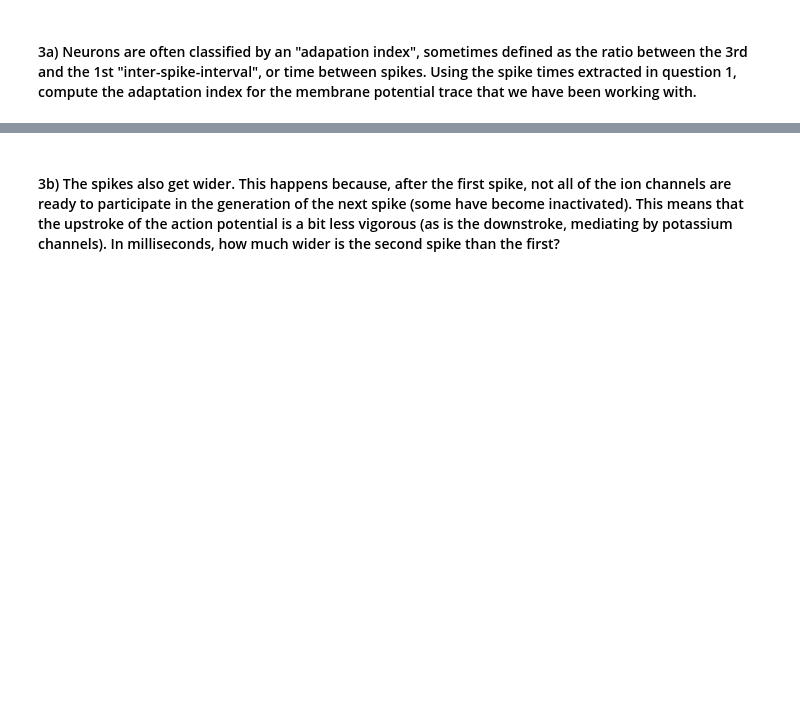
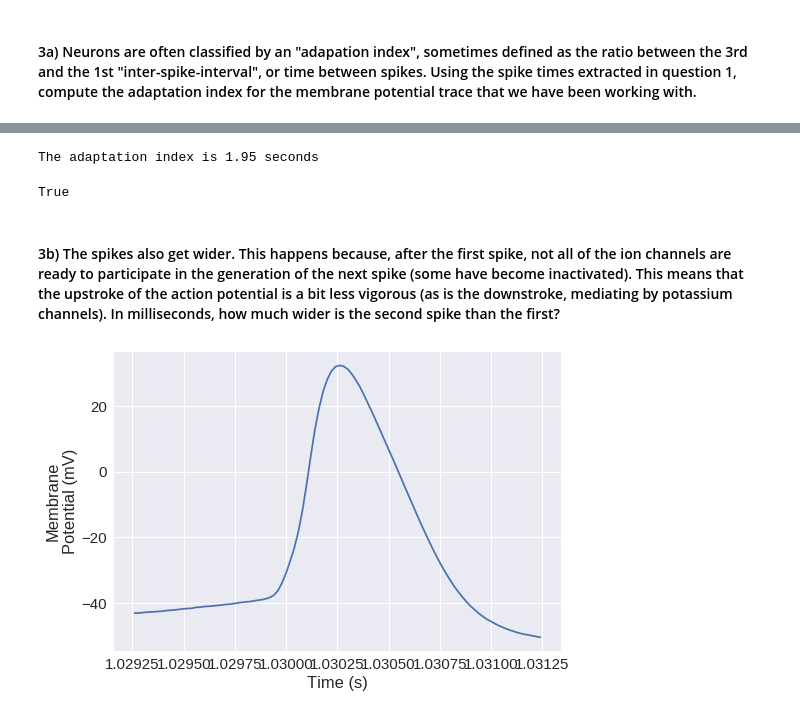
Before and after one commit to Upserge/MAT494---Neuro, a Jupyter notebook: Copy_of_neurons_exercises.ipynb, the cells around one changed output, grey strips where cells are left out. Drawn from its saved outputs; the diff is of its cells as text; code cells hidden in the pictures; blank space fills up the shorter version.

```diff
--- a/Copy_of_neurons_exercises.ipynb
+++ b/Copy_of_neurons_exercises.ipynb
@@ -133,10 +148,10 @@ plt.ylabel('Membrane\nPotential (mV)');
 from scipy.signal import find_peaks
 
 # Find the peak locations and heights, for peaks that go above 0
-... = find_peaks(...)
+peaks, spike_times = find_peaks(df['response'], height=0)
 
-n_spikes = ...
+n_spikes = len(peaks)
 
 # Write a print statement (as in question #1) that says how many spikes there were.
 # Hint: %d will print a value as an integer.
-print(...)
+print("There are %d spikes" % n_spikes)
@@ -186,14 +207,14 @@ plt.plot([0,2],[20,20],'--r');
 # %%
 # You can add a column to any dataframe by just assigning to it with the equals sign.
 # This will give you a new column containing the first derivative that we computed above.
-df[...] = ...
+df['dv/dt'] = dvdt
 
 # Do you remember how we create a selector (with the double equals sign)?
 # You don't have use ==, as you can use >, <, >=, <= or any other comparison operation you can think of.
-is_slope_greater_than_threshold = (... > ...)
+is_slope_greater_than_threshold = (dvdt > 20)
 
 # Now do the extraction:
-places_where_slope_is_greater_than_threshold = ...
+places_where_slope_is_greater_than_threshold = df[df['dv/dt']>20]
 
 # Show the first rew rows
 places_where_slope_is_greater_than_threshold.head()
@@ -236,34 +284,41 @@ inter_spike_intervals
 # Now compute the ratio of the 3rd of these to the 1st of these.
 # Don't forget that indices start from 0 in Python (and C, C++, etc.)
 # Print to three significant figures
-adapation_index = ...
-print(...)
+adaptation_index = inter_spike_intervals[2]/inter_spike_intervals[0]
+print("The adaptation index is %.3g seconds" % adaptation_index)
+# %% [output]
+The adaptation index is 1.95 seconds
 # %%
 # Write a statement that is `True` if this adaptation index is >1.5, and `False` if it is not.
 # You could use such a statement as part of a program to sort neurons into "adapting" and "non-adapting" categories.
-...
+adaptIndexSort = adaptation_index > 1.5
+adaptIndexSort
+# %% [output]
+True
 # %% [markdown]
 #### 3b) The spikes also get wider. This happens because, after the first spike, not all of the ion channels are ready to participate in the generation of the next spike (some have become inactivated).  This means that the upstroke of the action potential is a bit less vigorous (as is the downstroke, mediating by potassium channels). In milliseconds, how much wider is the second spike than the first?
 # %%
 # First we have to figure out the width of one spike.
 # The width is often defined as the time when the membrane potential crosses above the threshold (from question #2)
 # at spike onset until the time when it crosses below it at the end of the spike.
 # Let's give ourselves some runway and extract a period of time +/- 50 samples of the first spike's peak.
 # Recall that spike_indices contains the locations of the samples for each spike's peak.
-first_spike_index = ...
+first_spike_index = peaks[0]
 
 # .loc[] is great for finding a location by name in the index.  But the names in our index are time values, and we have indices here.
 # Use .iloc[] (the "i" stands for integer) to access by index.
-first_spike_data = df[...].iloc[...]
+first_spike_data = df['response'].iloc[first_spike_index]
 
 # But we don't just want that exact sample.  We want +/- 50 samples around the spike.
 # You can get a "slice" of the dataframe using a range like .iloc[first:last], where first and last are some values of your choosing.
-first_spike_data_range = ...
+first_spike_data_range = df['response'].iloc[first_spike_index-50:first_spike_index+50]
 
 # If all went well, this should like like a plot of the first spike
 first_spike_data_range.plot()
 plt.xlabel('Time (s)')
 plt.ylabel('Membrane\nPotential (mV)');
+# %% [output]
+[figure, added]
 # %%
 # Now you need to extract only those values that are above the threshold determined in question #2d.
 # Use a selector to extract only the values in first_spike_data_range that are above that threshold.
```
Also changed, not shown: parts of 15 cells of this notebook.
